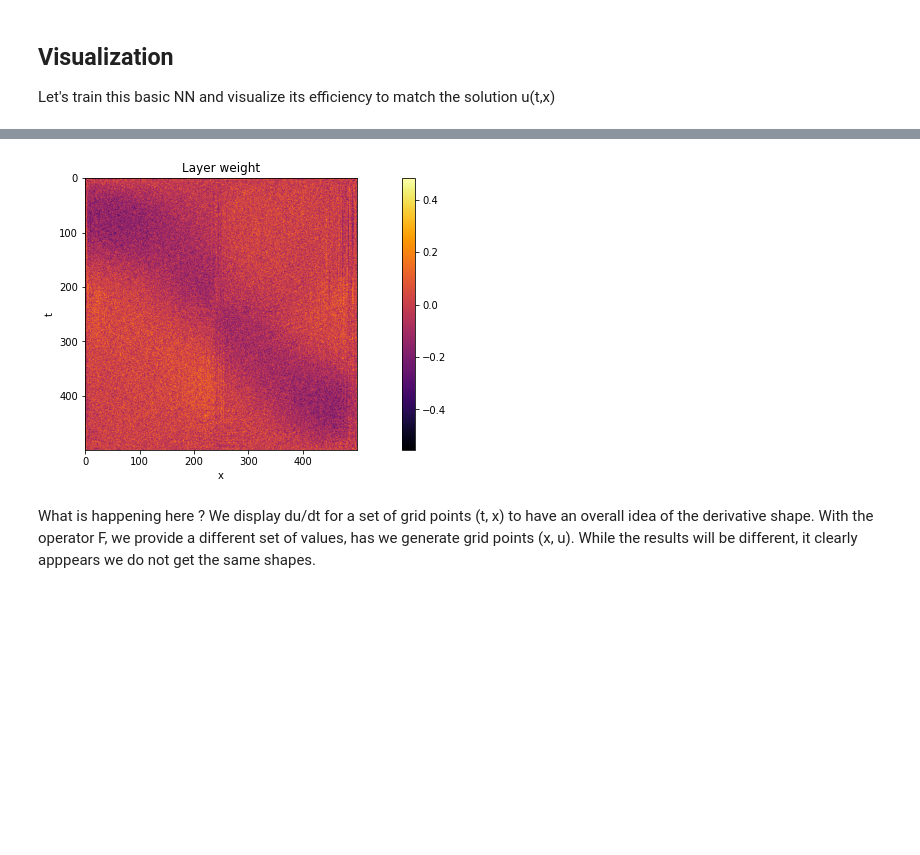
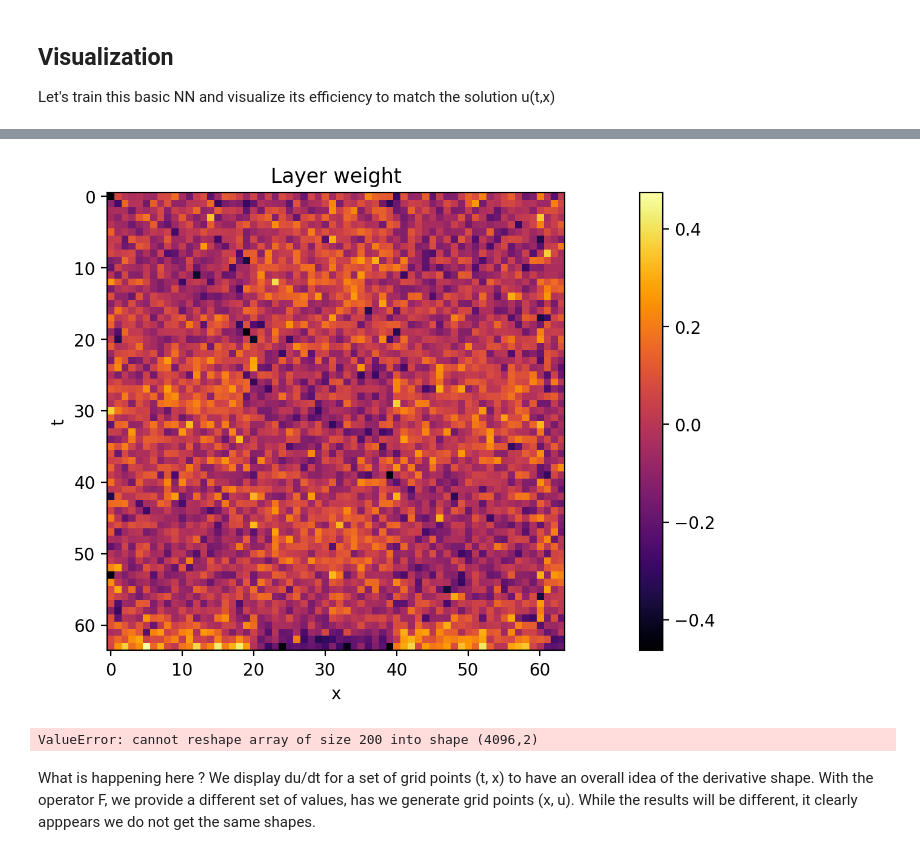
Before and after one commit to vdesgrange/closure-model, a Jupyter notebook: experiments/heat_equation_ode_solver_experiments.ipynb, the cells around one changed output, grey strips where cells are left out. Cells and saved outputs as stored; diff of their text form; code cells hidden in the pictures; blank space fills up the shorter version.

Commit message:
Work in progress. Heat reconstruction debugging.

```diff
--- a/experiments/heat_equation_ode_solver_experiments.ipynb
+++ b/experiments/heat_equation_ode_solver_experiments.ipynb
@@ -117,5 +114,0 @@ def get_batch(t_max, t_min, x_max, x_min, t_n, x_n, x_batch_size, rand=False):
-# %%
-t, b0, by = get_batch(1.0, 0.01, 1., 0.0, 20, 100, 100, False)
-print(t.size())
-print(b0.size())
-print(by.size())
@@ -128 +175,4 @@ Let's write a small training loop for our neural ode.
+# %%
+def loss_fn(pred_x, x):
+    return nn.MSELoss(reduction='mean')(pred_x, x)
 # %%
@@ -153,2 +221,6 @@ def training_ode_solver_net(net, epochs=100, t_n=20, x_n=100, batch_size=10, val
 
     return net
+# %%
+%matplotlib inline
+net = ODEModel(x_n)
+F = training_ode_solver_net(net, 10, t_n, x_n, training_set[0:10], 5, [])
@@ -169,4 +295,0 @@ def visualize_u_from_F(F, t, u0):
-# %%
-%matplotlib inline
-net = ODEModel()
-F = training_ode_solver_net(net, 500, 200, 100, 100, 10, False)
@@ -254,10 +340,13 @@ visualize_u_from_F(F2, t, u0)
 # %%
-for name, param in F2.named_parameters():
-    if 'weight' in name:
-        weights = param.detach().numpy()
-        show_state(weights, 'Layer weight')
+def check_weights(net):
+    for name, param in net.named_parameters():
+        if 'weight' in name:
+            weights = param.detach().numpy()
+            show_state(weights, 'Layer weight')
+
+check_weights(F)
 # %% [output]
-[figure, old version]
+[figure, new version]
 # %%
 def visualize_F_with_u(F, t_n=20, x_n=100):
     u, x = np.mgrid[-0.2:0.2:10j, 0.:1.:10j]
@@ -300,11 +389,9 @@ def visualize_F_with_u(F, t_n=20, x_n=100):
 
     return u_m
 # %%
-# W compute u(t,x) to use the same set of constants c for du/dt.
-u, cn = get_heat(1., 0., 1., 0., 20, 50, True)
-g_u = get_heat_grad_t(1.0, 0.0, 1.0, 0.0, 10, 50, cn)[1:]
-simple_plotter(g_u, 'du/dt')
-# test = visualize_F_with_u(F, 20, 10)
+visualize_F_with_u(F, t_n, x_n)
+# %% [output]
+ValueError: cannot reshape array of size 200 into shape (4096,2)
 # %% [markdown]
 What is happening here ?
 We display du/dt for a set of grid points (t, x) to have an overall idea of the derivative shape.
```
Also changed, not shown: parts of 29 cells of this notebook, 5 other files.
